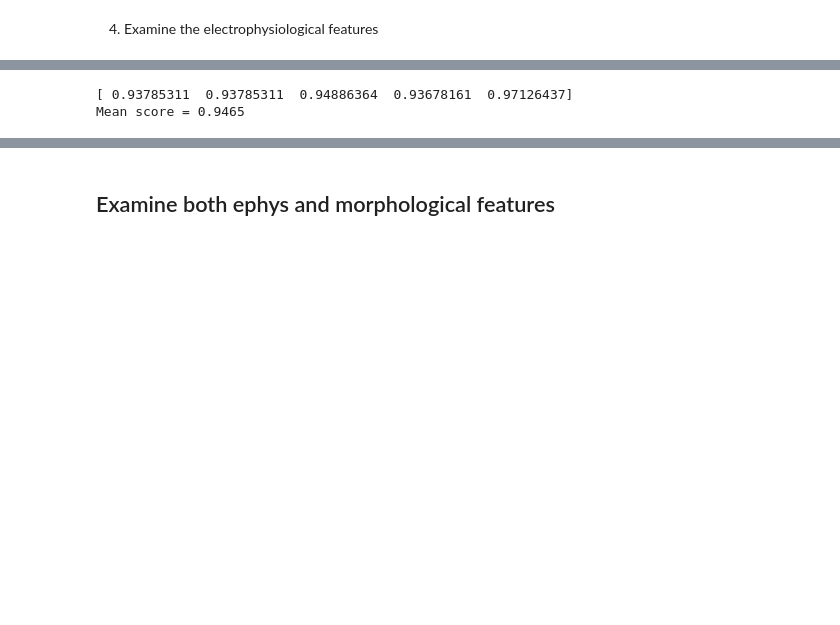
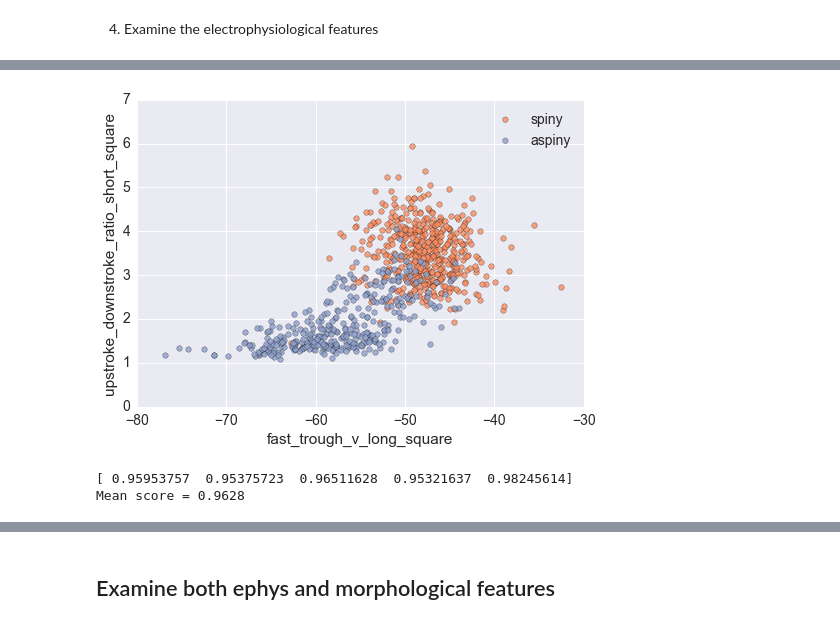
Before and after one commit to davidhbrann/CompClub-sklearn, a Jupyter notebook: 1_allen_cellTypes.ipynb, the cells around one changed output, grey strips where cells are left out. Saved outputs shown, nothing was run; the diff lists cells and outputs as text; code cells hidden in the pictures; blank space fills up the shorter version.

Commit message:
update to cell types nb

```diff
--- a/1_allen_cellTypes.ipynb
+++ b/1_allen_cellTypes.ipynb
@@ -106,13 +147,23 @@ X = RobustScaler().fit_transform(X)
+# %%
+# view separation from top features
+for i, spine_type in enumerate(Y.spines.unique()):
+    is_type = Y.spines == spine_type
+    plt.scatter(X.fast_trough_v_long_square[is_type],
+                X.upstroke_downstroke_ratio_short_square[is_type],
+                c = network_pal[i+1],
+                label=spine_type,
+                s=30, alpha=0.8)
+plt.xlabel('fast_trough_v_long_square')
+plt.ylabel('upstroke_downstroke_ratio_short_square')
+plt.legend();
+# %% [output]
+[figure, added]
 # %%
-from sklearn.model_selection import StratifiedKFold
-from sklearn.linear_model import LogisticRegression, RidgeClassifier
+# Alternatively, if you're only intersted in the scores this can be done at once
 from sklearn.model_selection import cross_val_score
-skf = StratifiedKFold(n_splits=5)
-model = LogisticRegression()
-
-scores = cross_val_score(model, X, Y.spines, cv=skf)
+scores = cross_val_score(logistic_model, X_scaled, Y.spines, cv=skf)
 print(scores)
 print('Mean score = %.4f' % (scores.mean()))
 # %% [output]
-[ 0.93785311  0.93785311  0.94886364  0.93678161  0.97126437]
-Mean score = 0.9465
+[ 0.95953757  0.95375723  0.96511628  0.95321637  0.98245614]
+Mean score = 0.9628
```
Also changed, not shown: parts of 30 cells of this notebook, 1 other file.
